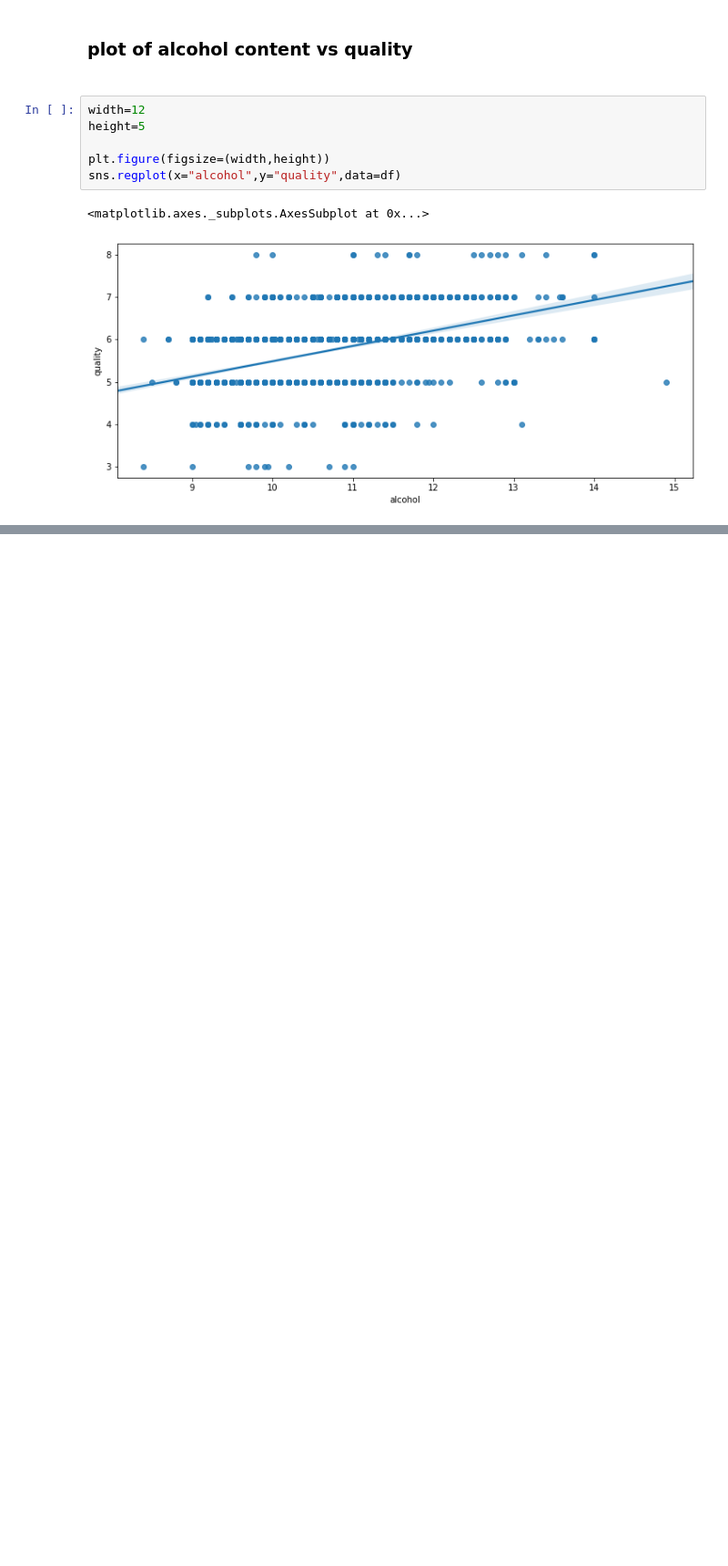
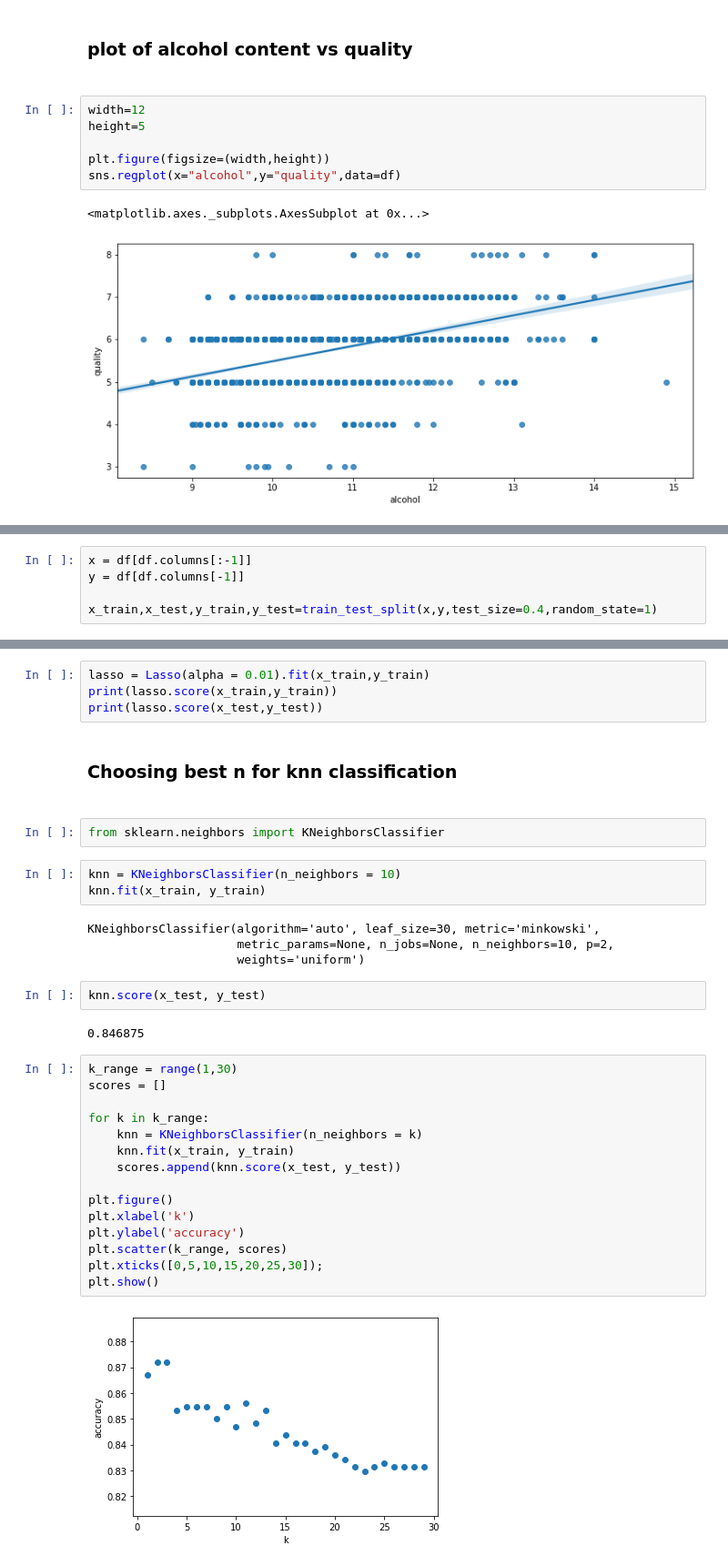
Before and after one commit to Arjun3111/ML_task2, a Jupyter notebook: LinearRegression.ipynb, the cells around one changed output, grey strips where cells are left out. Shown: that part at 91% size. Drawn from its saved outputs; the diff is of its cells as text; blank space fills up the shorter version.

```diff
--- a/LinearRegression.ipynb
+++ b/LinearRegression.ipynb
@@ -54,0 +60,5 @@ sns.regplot(x="alcohol",y="quality",data=df)
+# %%
+x = df[df.columns[:-1]]
+y = df[df.columns[-1]]
+
+x_train,x_test,y_train,y_test=train_test_split(x,y,test_size=0.4,random_state=1)
@@ -54,0 +71,36 @@ sns.regplot(x="alcohol",y="quality",data=df)
+# %%
+lasso = Lasso(alpha = 0.01).fit(x_train,y_train)
+print(lasso.score(x_train,y_train))
+print(lasso.score(x_test,y_test))
+# %% [markdown]
+<h3>Choosing best n for knn classification<h3>
+# %%
+from sklearn.neighbors import KNeighborsClassifier
+# %%
+knn = KNeighborsClassifier(n_neighbors = 10)
+knn.fit(x_train, y_train)
+# %% [output]
+KNeighborsClassifier(algorithm='auto', leaf_size=30, metric='minkowski',
+                     metric_params=None, n_jobs=None, n_neighbors=10, p=2,
+                     weights='uniform')
+# %%
+knn.score(x_test, y_test)
+# %% [output]
+0.846875
+# %%
+k_range = range(1,30)
+scores = []
+
+for k in k_range:
+    knn = KNeighborsClassifier(n_neighbors = k)
+    knn.fit(x_train, y_train)
+    scores.append(knn.score(x_test, y_test))
+
+plt.figure()
+plt.xlabel('k')
+plt.ylabel('accuracy')
+plt.scatter(k_range, scores)
+plt.xticks([0,5,10,15,20,25,30]);
+plt.show()
+# %% [output]
+[figure, added]
```
Also changed, not shown: parts of 7 cells of this notebook.
